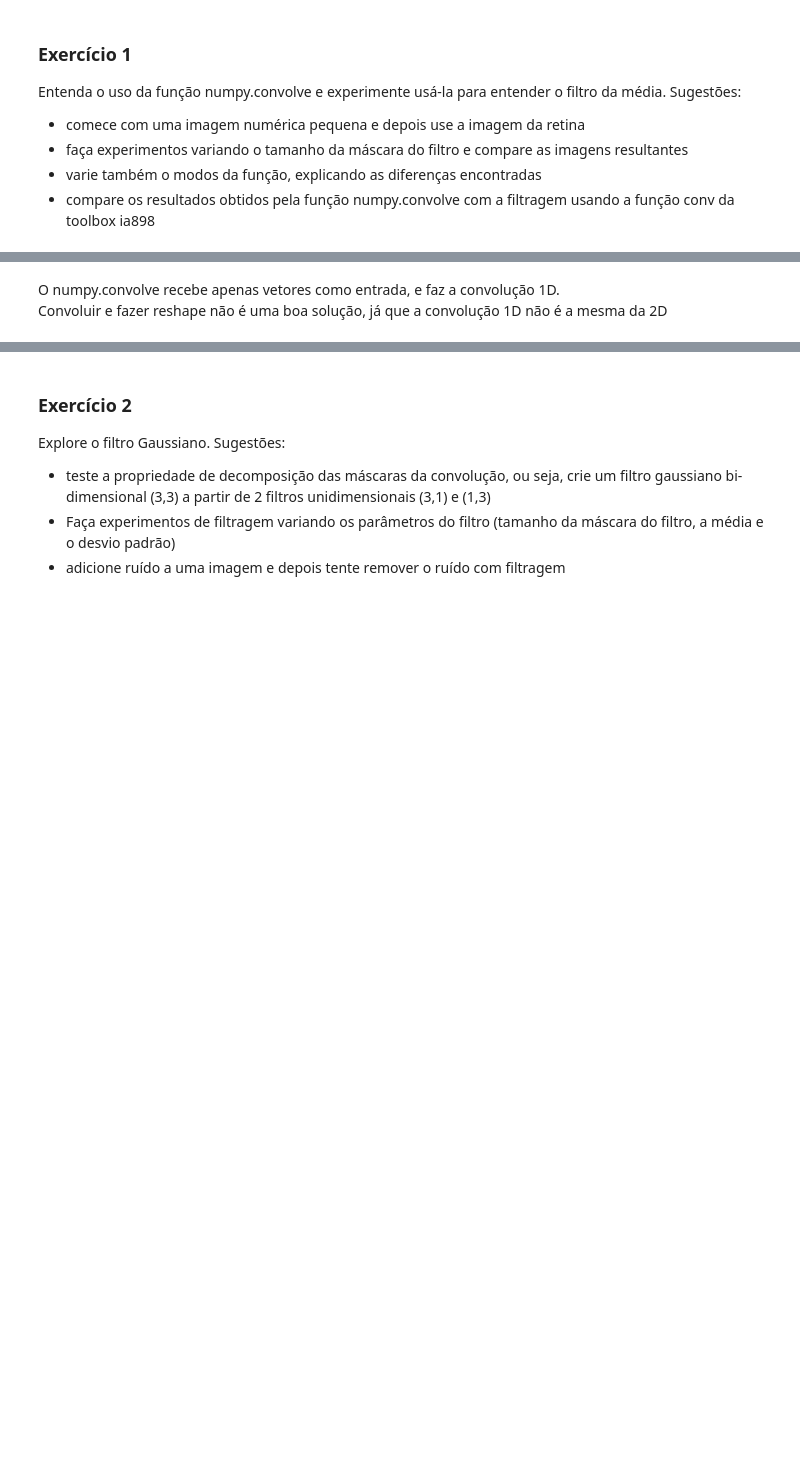
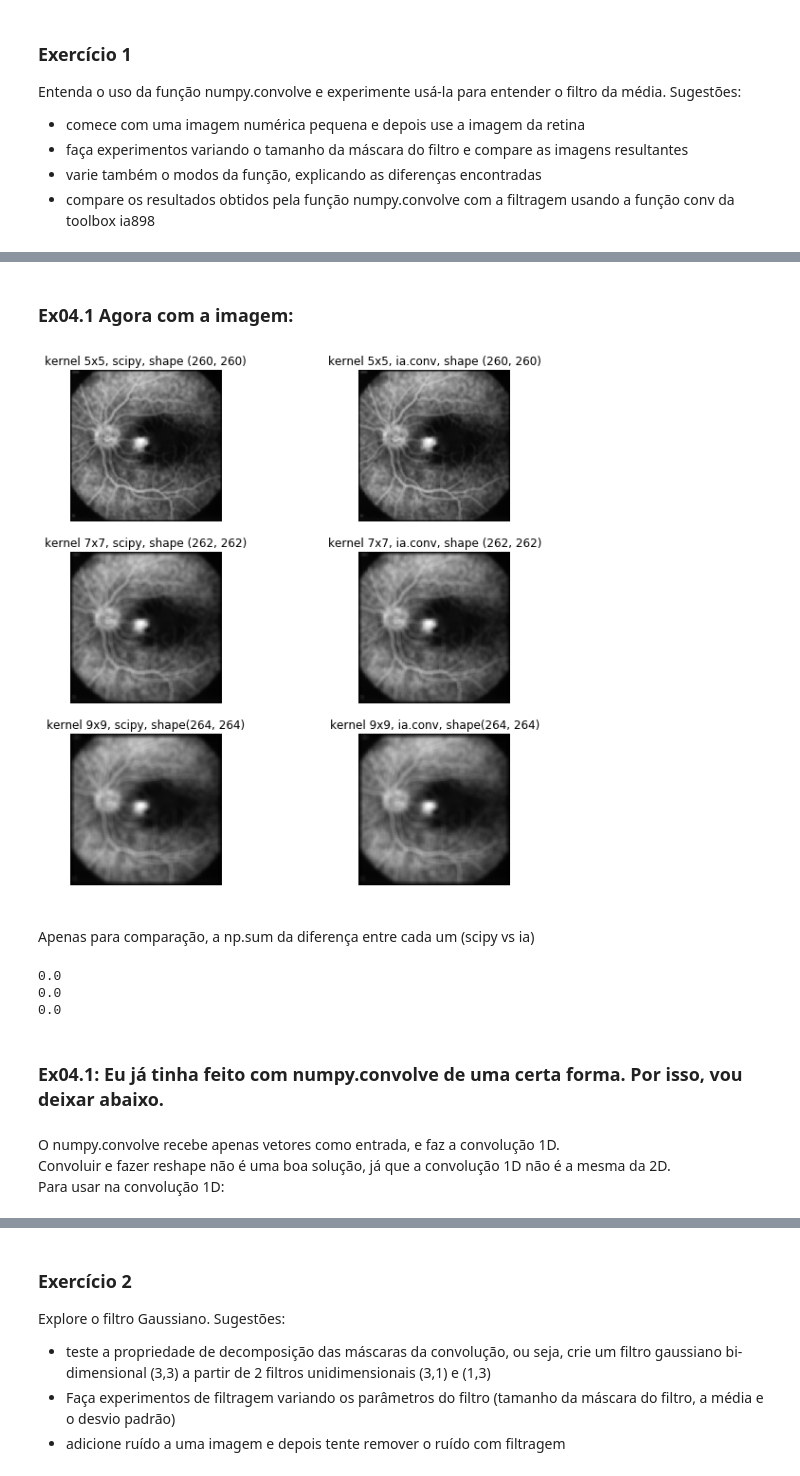
Before and after one commit to ferseiti/ia898, a Jupyter notebook: 2S2018/IA898A_Ex04_FernandoFurusato.ipynb, the cells around one changed output, grey strips where cells are left out. Drawn from its saved outputs; the diff is of its cells as text; code cells hidden in the pictures; blank space fills up the shorter version.

```diff
--- a/2S2018/IA898A_Ex04_FernandoFurusato.ipynb
+++ b/2S2018/IA898A_Ex04_FernandoFurusato.ipynb
@@ -27,3 +96,64 @@ Entenda o uso da função numpy.convolve e experimente usá-la para entender o f
+# %% [markdown]
+### Ex04.1 Agora com a imagem:
+# %%
+s1 = 5
+s2 = 7
+s3 = 9
+kernel_ex1a = np.ones((s1, s1))/s1**2
+kernel_ex1b = np.ones((s2, s2))/s1**2
+kernel_ex1c = np.ones((s3, s3))/s1**2
+
+f_filtered_ex1a = sc.convolve2d(f, kernel_ex1a)
+f_filtered_ex1b = ia.conv(f, kernel_ex1a)
+
+f_filtered_ex1c = sc.convolve2d(f, kernel_ex1b)
+f_filtered_ex1d = ia.conv(f, kernel_ex1b)
+
+f_filtered_ex1e = sc.convolve2d(f, kernel_ex1c)
+f_filtered_ex1f = ia.conv(f, kernel_ex1c)
+
+fig_ex1a = plt.figure(figsize=(10,10))
+
+fig_ex1a.add_subplot(321).axis('off')
+plt.title('kernel 5x5, scipy, shape {}'.format(f_filtered_ex1a.shape))
+plt.imshow(f_filtered_ex1a, cmap='gray')
+
+fig_ex1a.add_subplot(322).axis('off')
+plt.title('kernel 5x5, ia.conv, shape {}'.format(f_filtered_ex1b.shape))
+plt.imshow(f_filtered_ex1b, cmap='gray')
+
+fig_ex1a.add_subplot(323).axis('off')
+plt.title('kernel 7x7, scipy, shape {}'.format(f_filtered_ex1c.shape))
+plt.imshow(f_filtered_ex1c, cmap='gray')
+
+fig_ex1a.add_subplot(324).axis('off')
+plt.title('kernel 7x7, ia.conv, shape {}'.format(f_filtered_ex1d.shape))
+plt.imshow(f_filtered_ex1d, cmap='gray')
+
+fig_ex1a.add_subplot(325).axis('off')
+plt.title('kernel 9x9, scipy, shape{}'.format(f_filtered_ex1e.shape))
+plt.imshow(f_filtered_ex1e, cmap='gray')
+
+fig_ex1a.add_subplot(326).axis('off')
+plt.title('kernel 9x9, ia.conv, shape{}'.format(f_filtered_ex1f.shape))
+plt.imshow(f_filtered_ex1f, cmap='gray')
+
+plt.show()
+# %% [output]
+[figure, added]
+# %% [markdown]
+Apenas para comparação, a np.sum da diferença entre cada um (scipy vs ia)
+# %%
+print(np.sum(f_filtered_ex1a-f_filtered_ex1b))
+print(np.sum(f_filtered_ex1c-f_filtered_ex1d))
+print(np.sum(f_filtered_ex1e-f_filtered_ex1f))
+# %% [output]
+0.0
+0.0
+0.0
+# %% [markdown]
+### Ex04.1: Eu já tinha feito com numpy.convolve de uma certa forma. Por isso, vou deixar abaixo.
 # %% [markdown]
 O numpy.convolve recebe apenas vetores como entrada, e faz a convolução 1D.
-Convoluir e fazer reshape não é uma boa solução, já que a convolução 1D não é a mesma da 2D
+Convoluir e fazer reshape não é uma boa solução, já que a convolução 1D não é a mesma da 2D.
+Para usar na convolução 1D:
```
Also changed, not shown: parts of 16 cells of this notebook.
